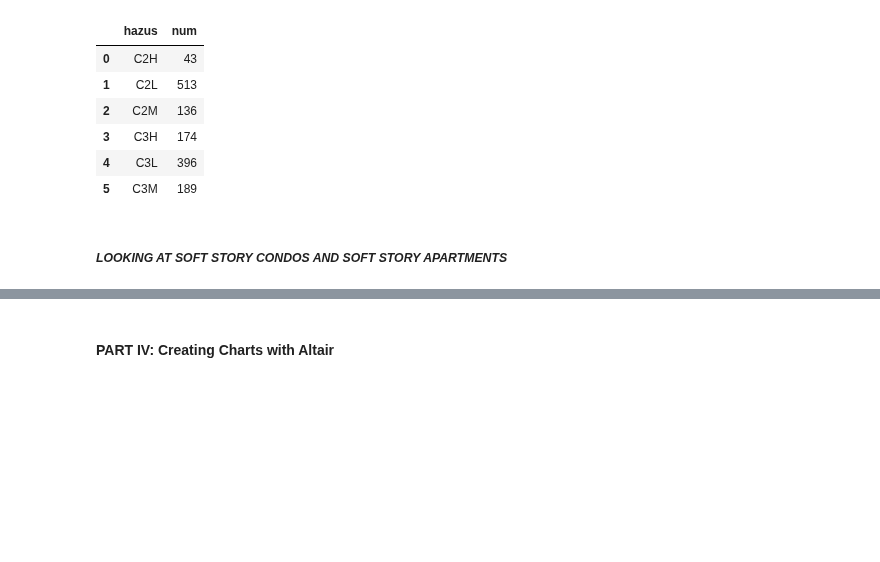
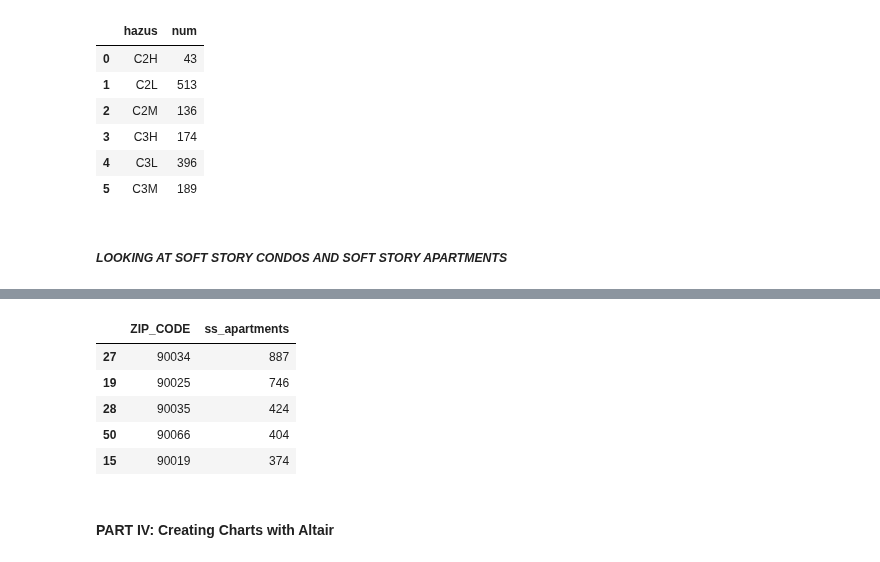
Before and after one commit to stiles/usc, a Jupyter notebook: students/shreyaag/assignments/final_project_rhysea.ipynb, the cells around one changed output, grey strips where cells are left out. Cells and saved outputs as stored; diff of their text form; code cells hidden in the pictures; blank space fills up the shorter version.

```diff
--- a/students/shreyaag/assignments/final_project_rhysea.ipynb
+++ b/students/shreyaag/assignments/final_project_rhysea.ipynb
@@ -239,10 +254,19 @@ ss_apartment_zipcode = (
 # %%
 # I am converting my zipcode to a string because it will make the merges with the shapefile easier
 # Removing the decimal points because that will hinder the merge.
 
 ss_apartment_zipcode["ZIP_CODE"] = (
     ss_apartment_zipcode["ZIP_CODE"].astype(str).apply(lambda x: x.replace(".0", ""))
 )
+
+ss_apartment_zipcode.head()
+# %% [output]
+|  | ZIP_CODE | ss_apartments |
+| 27 | 90034 | 887 |
+| 19 | 90025 | 746 |
+| 28 | 90035 | 424 |
+| 50 | 90066 | 404 |
+| 15 | 90019 | 374 |
 # %% [markdown]
 #### PART IV: Creating Charts with Altair
 # %%
```
Also changed, not shown: parts of 23 cells of this notebook, 4 other files.
